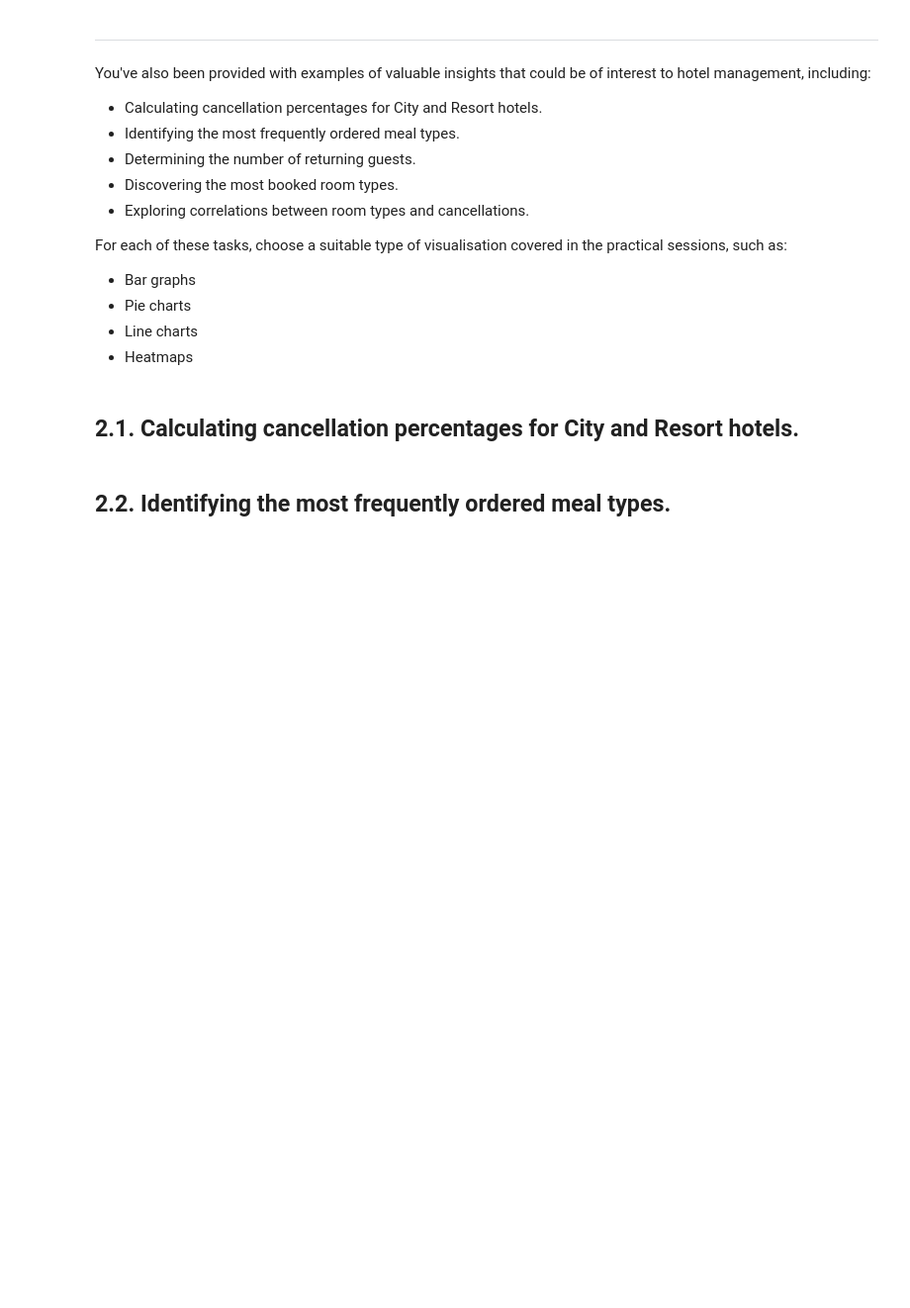
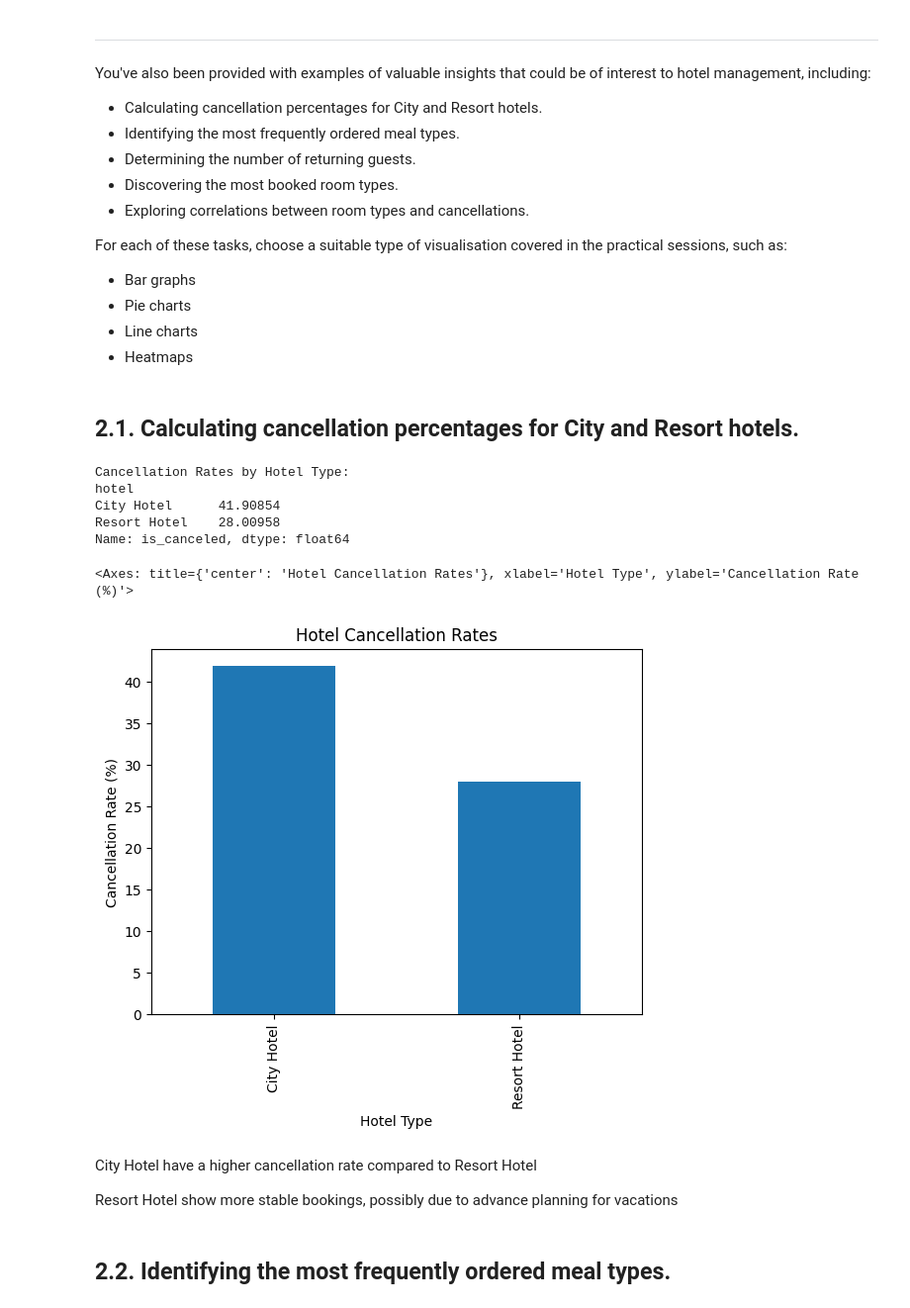
Before and after one commit to mydevfair/data-driven-ai, a Jupyter notebook: Coursework1_template.ipynb, the cells around one changed output. Shown at 99% size. Cells and saved outputs as stored; diff of their text form; code cells hidden in the pictures; blank space fills up the shorter version.

```diff
--- a/Coursework1_template.ipynb
+++ b/Coursework1_template.ipynb
@@ -268,0 +294,17 @@ All necessary columns should be correctly converted to appropriate data types.
+# %%
+# Convert 'children' from float to int
+df['children'] = df['children'].astype('int64')
+
+# Convert categorical columns to 'category' type
+df['hotel'] = df['hotel'].astype('category')
+df['meal'] = df['meal'].astype('category')
+df['country'] = df['country'].astype('category')
+df['market_segment'] = df['market_segment'].astype('category')
+df['distribution_channel'] = df['distribution_channel'].astype('category')
+df['reserved_room_type'] = df['reserved_room_type'].astype('category')
+df['assigned_room_type'] = df['assigned_room_type'].astype('category')
+df['deposit_type'] = df['deposit_type'].astype('category')
+df['customer_type'] = df['customer_type'].astype('category')
+
+# Verify conversions
+print(df.dtypes)
@@ -299,2 +360,26 @@ the practical sessions, such as:
+# %%
+# Calculate cancellation rate for each hotel type
+cancel_rate = df.groupby('hotel')['is_canceled'].mean() * 100
+
+print("Cancellation Rates by Hotel Type:")
+print(cancel_rate)
+
+# Create bar chart with clear labels
+cancel_rate.plot(kind='bar',
+                 title='Hotel Cancellation Rates',
+                 ylabel='Cancellation Rate (%)',
+                 xlabel='Hotel Type')
+# %% [output]
+Cancellation Rates by Hotel Type:
+hotel
+City Hotel      41.90854
+Resort Hotel    28.00958
+Name: is_canceled, dtype: float64
+<Axes: title={'center': 'Hotel Cancellation Rates'}, xlabel='Hotel Type', ylabel='Cancellation Rate (%)'>
+[figure, added]
+# %% [markdown]
+City Hotel have a higher cancellation rate compared to Resort Hotel
+
+Resort Hotel show more stable bookings, possibly due to advance planning for vacations
 # %% [markdown]
 ## 2.2. Identifying the most frequently ordered meal types.
```
Also changed, not shown: parts of 20 cells of this notebook.
